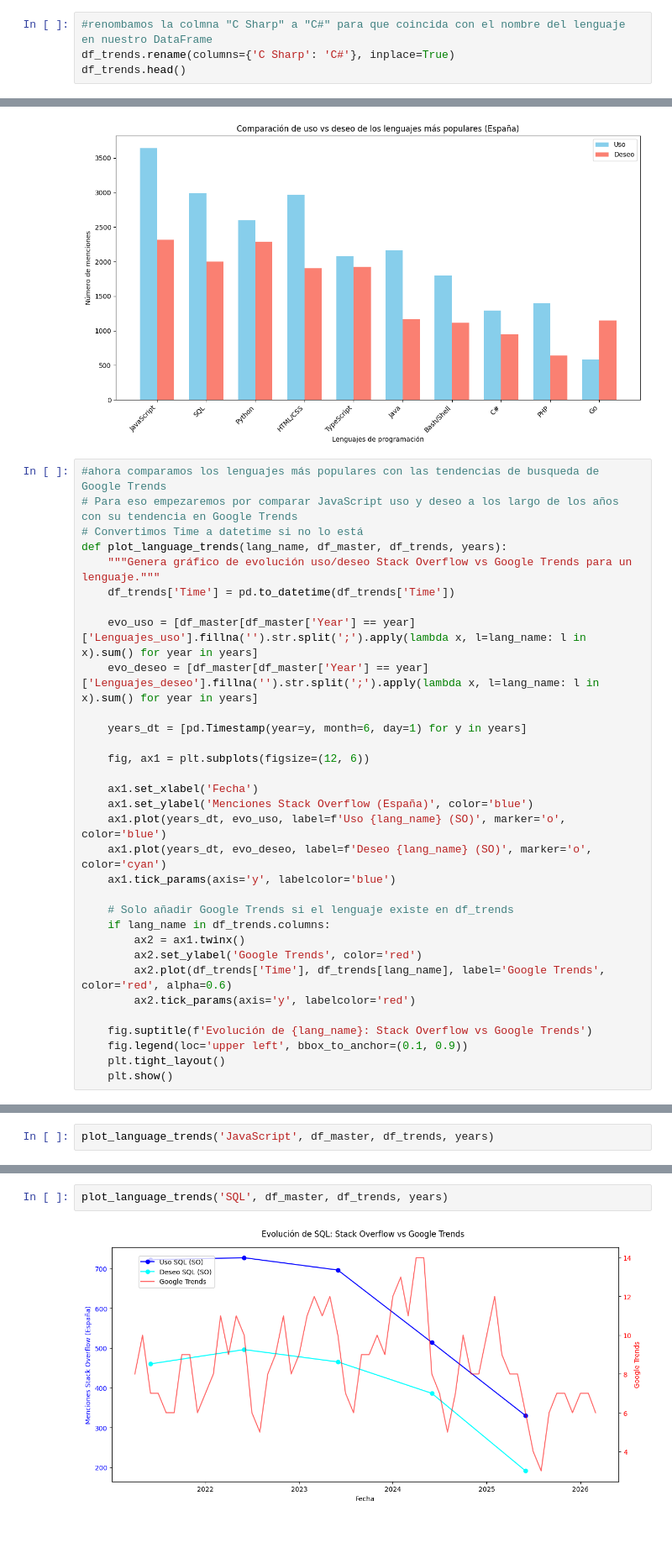
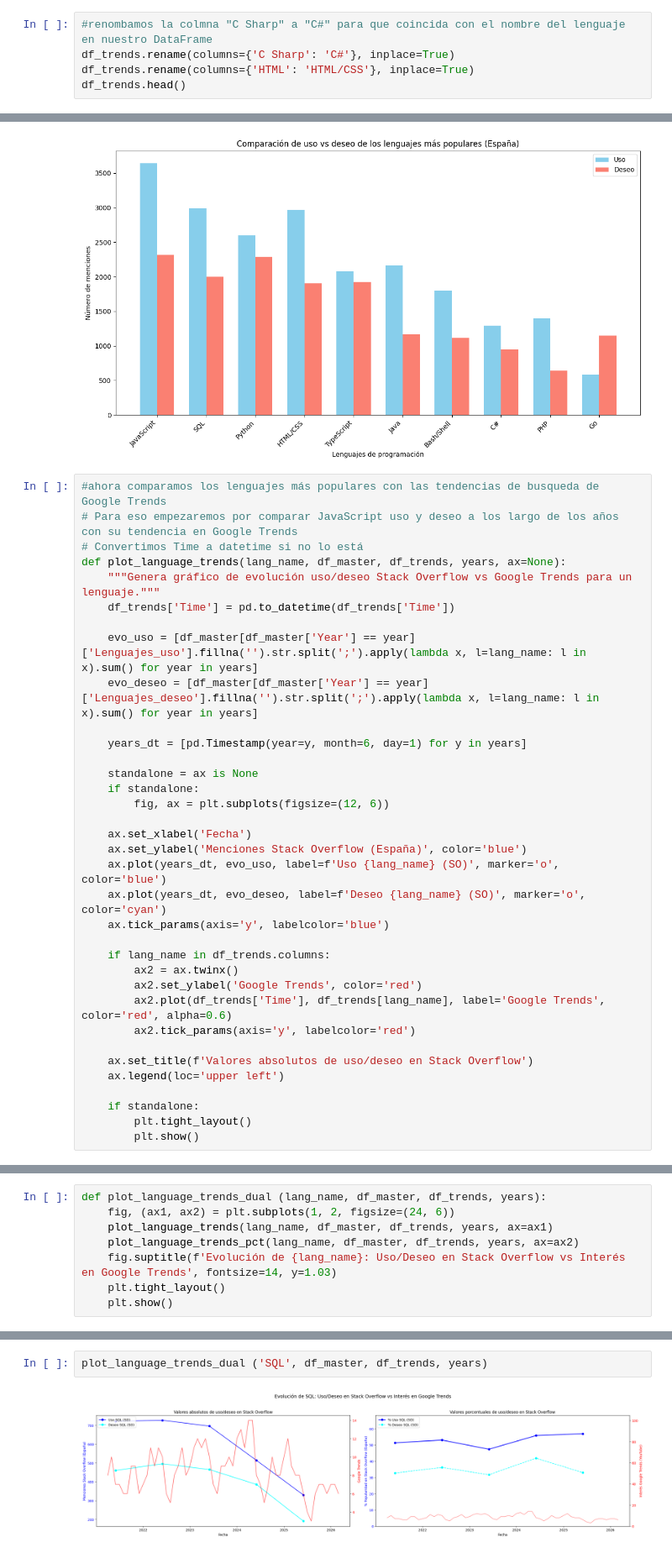
Before and after one commit to jlalonsoredon/EDA-programacion-tendencias, a Jupyter notebook: analisis-Stack-Overflow.ipynb, the cells around one changed output, grey strips where cells are left out. Shown at 84% size. Saved outputs shown, nothing was run; the diff lists cells and outputs as text; blank space fills up the shorter version.

Commit message:
cambio a mediana en mapa de calor y crear funciones de valor porcentual en las tendencias de langs

```diff
--- a/analisis-Stack-Overflow.ipynb
+++ b/analisis-Stack-Overflow.ipynb
@@ -327,5 +327,6 @@ df_trends.head()
 # %%
 #renombamos la colmna "C Sharp" a "C#" para que coincida con el nombre del lenguaje en nuestro DataFrame
 df_trends.rename(columns={'C Sharp': 'C#'}, inplace=True)
+df_trends.rename(columns={'HTML': 'HTML/CSS'}, inplace=True)
 df_trends.head()
 # %% [output]
@@ -511,7 +512,7 @@ plt.show()
 #ahora comparamos los lenguajes más populares con las tendencias de busqueda de Google Trends
 # Para eso empezaremos por comparar JavaScript uso y deseo a los largo de los años con su tendencia en Google Trends
 # Convertimos Time a datetime si no lo está
-def plot_language_trends(lang_name, df_master, df_trends, years):
+def plot_language_trends(lang_name, df_master, df_trends, years, ax=None):
     """Genera gráfico de evolución uso/deseo Stack Overflow vs Google Trends para un lenguaje."""
     df_trends['Time'] = pd.to_datetime(df_trends['Time'])
 
@@ -520,22 +521,25 @@ def plot_language_trends(lang_name, df_master, df_trends, years):
 
     years_dt = [pd.Timestamp(year=y, month=6, day=1) for y in years]
 
-    fig, ax1 = plt.subplots(figsize=(12, 6))
+    standalone = ax is None
+    if standalone:
+        fig, ax = plt.subplots(figsize=(12, 6))
 
-    ax1.set_xlabel('Fecha')
-    ax1.set_ylabel('Menciones Stack Overflow (España)', color='blue')
-    ax1.plot(years_dt, evo_uso, label=f'Uso {lang_name} (SO)', marker='o', color='blue')
-    ax1.plot(years_dt, evo_deseo, label=f'Deseo {lang_name} (SO)', marker='o', color='cyan')
-    ax1.tick_params(axis='y', labelcolor='blue')
+    ax.set_xlabel('Fecha')
+    ax.set_ylabel('Menciones Stack Overflow (España)', color='blue')
+    ax.plot(years_dt, evo_uso, label=f'Uso {lang_name} (SO)', marker='o', color='blue')
+    ax.plot(years_dt, evo_deseo, label=f'Deseo {lang_name} (SO)', marker='o', color='cyan')
+    ax.tick_params(axis='y', labelcolor='blue')
 
-    # Solo añadir Google Trends si el lenguaje existe en df_trends
     if lang_name in df_trends.columns:
-        ax2 = ax1.twinx()
+        ax2 = ax.twinx()
         ax2.set_ylabel('Google Trends', color='red')
         ax2.plot(df_trends['Time'], df_trends[lang_name], label='Google Trends', color='red', alpha=0.6)
         ax2.tick_params(axis='y', labelcolor='red')
 
-    fig.suptitle(f'Evolución de {lang_name}: Stack Overflow vs Google Trends')
-    fig.legend(loc='upper left', bbox_to_anchor=(0.1, 0.9))
-    plt.tight_layout()
-    plt.show()
+    ax.set_title(f'Valores absolutos de uso/deseo en Stack Overflow')
+    ax.legend(loc='upper left')
+
+    if standalone:
+        plt.tight_layout()
+        plt.show()
@@ -542,2 +600,8 @@ def plot_language_trends(lang_name, df_master, df_trends, years):
 # %%
-plot_language_trends('JavaScript', df_master, df_trends, years)
+def plot_language_trends_dual (lang_name, df_master, df_trends, years):
+    fig, (ax1, ax2) = plt.subplots(1, 2, figsize=(24, 6))
+    plot_language_trends(lang_name, df_master, df_trends, years, ax=ax1)
+    plot_language_trends_pct(lang_name, df_master, df_trends, years, ax=ax2)
+    fig.suptitle(f'Evolución de {lang_name}: Uso/Deseo en Stack Overflow vs Interés en Google Trends', fontsize=14, y=1.03)
+    plt.tight_layout()
+    plt.show()
@@ -546,5 +612,5 @@ plot_language_trends('JavaScript', df_master, df_trends, years)
 # %%
-plot_language_trends('SQL', df_master, df_trends, years)
+plot_language_trends_dual ('SQL', df_master, df_trends, years)
 # %% [output]
-[figure, old version]
+[figure, new version]
 # %%
```
Also changed, not shown: parts of 13 cells of this notebook.
